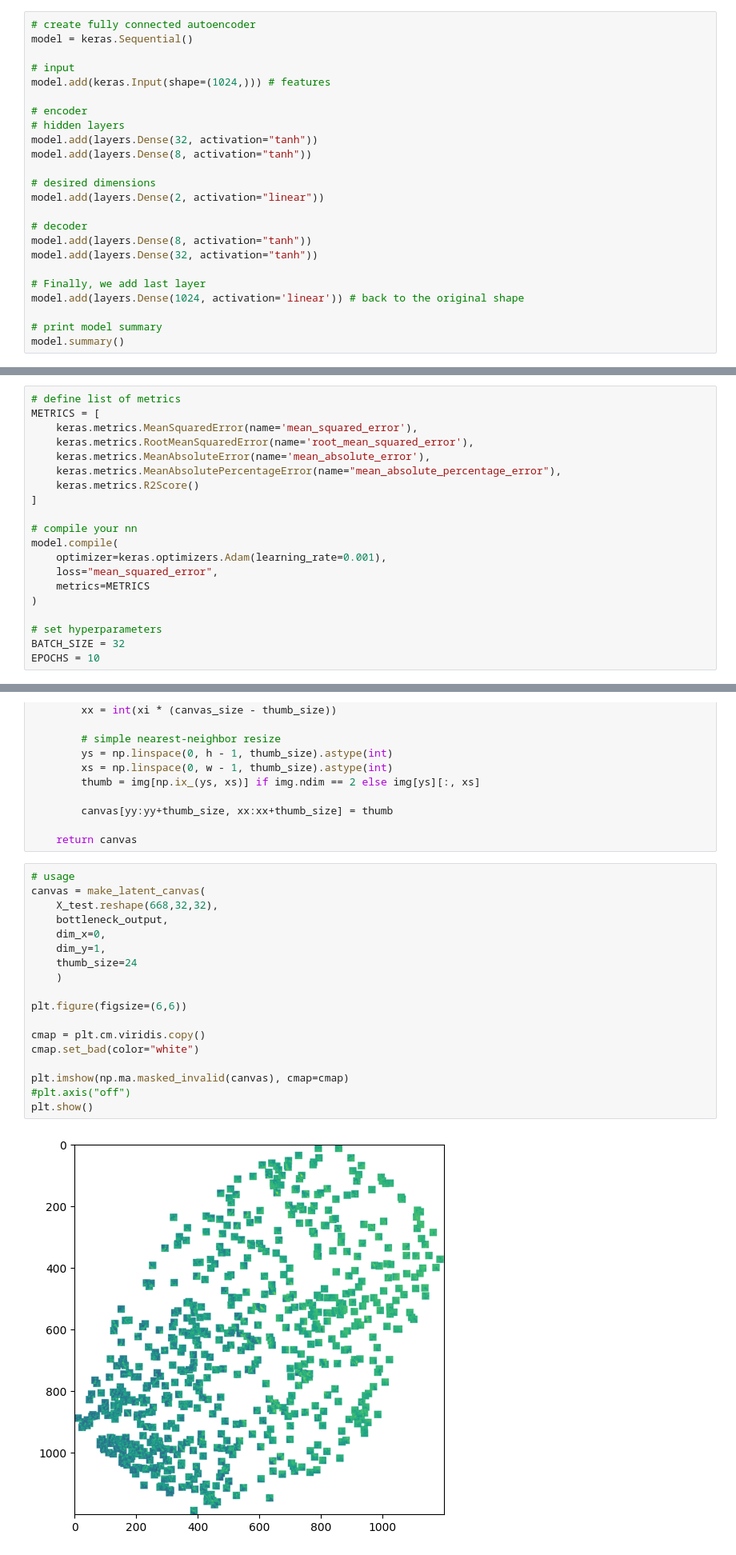
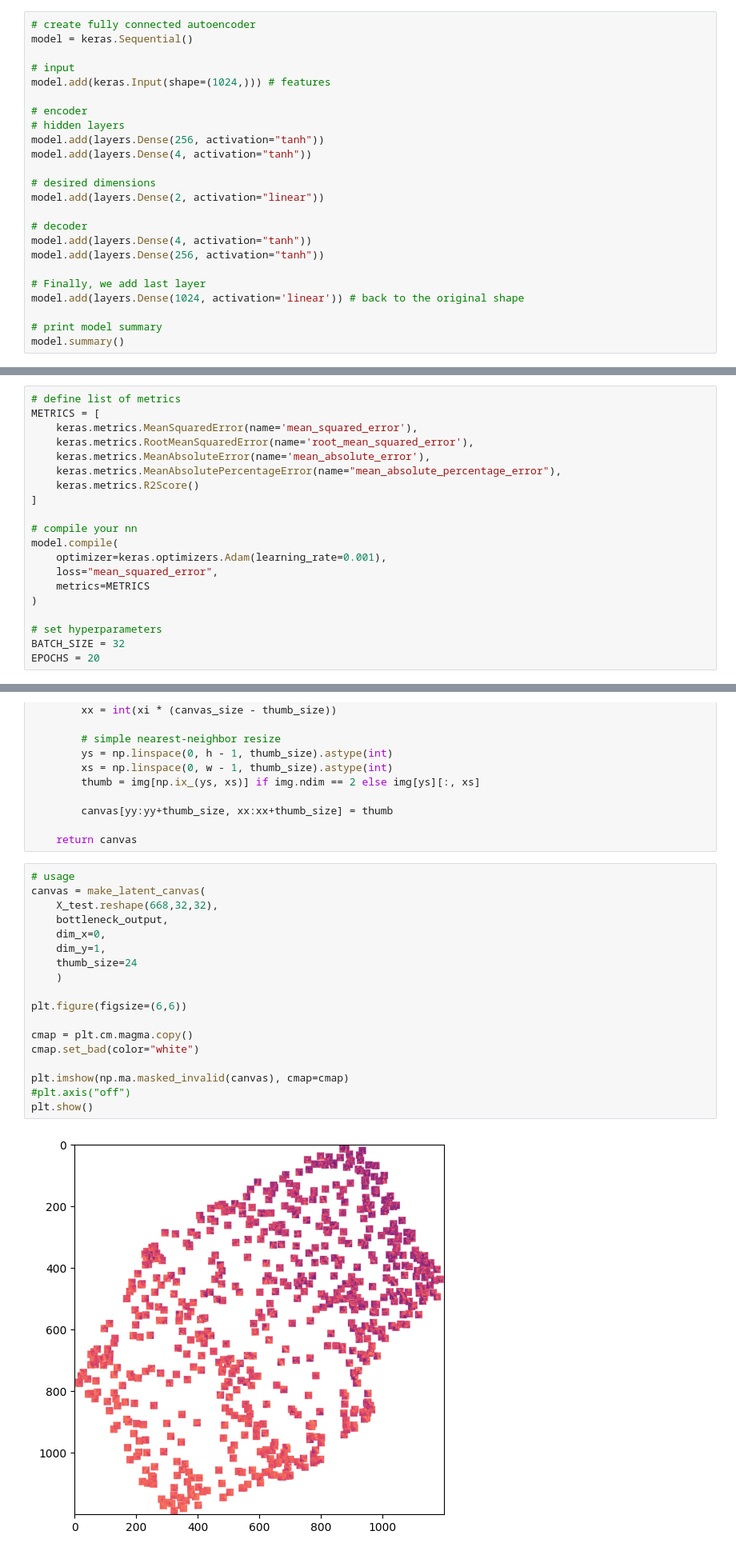
Before and after one commit to mariajmolina/UMDAOSC650, a Jupyter notebook: autoencoder.ipynb, the cells around one changed output, grey strips where cells are left out. Shown at 80% size. Drawn from its saved outputs; the diff is of its cells as text.

```diff
--- a/autoencoder.ipynb
+++ b/autoencoder.ipynb
@@ -111,15 +111,15 @@ model.add(keras.Input(shape=(1024,))) # features
 
 # encoder
 # hidden layers
-model.add(layers.Dense(32, activation="tanh"))
-model.add(layers.Dense(8, activation="tanh"))
+model.add(layers.Dense(256, activation="tanh"))
+model.add(layers.Dense(4, activation="tanh"))
 
 # desired dimensions
 model.add(layers.Dense(2, activation="linear"))
 
 # decoder
-model.add(layers.Dense(8, activation="tanh"))
-model.add(layers.Dense(32, activation="tanh"))
+model.add(layers.Dense(4, activation="tanh"))
+model.add(layers.Dense(256, activation="tanh"))
 
 # Finally, we add last layer
 model.add(layers.Dense(1024, activation='linear')) # back to the original shape
@@ -165,7 +165,7 @@ model.compile(
 
 # set hyperparameters
 BATCH_SIZE = 32
-EPOCHS = 10
+EPOCHS = 20
 # %%
 # train the NN now
 history = model.fit(
@@ -352,23 +349,23 @@ def make_latent_canvas(
 # %%
 # usage
 canvas = make_latent_canvas(
     X_test.reshape(668,32,32),
     bottleneck_output,
     dim_x=0,
     dim_y=1,
     thumb_size=24
     )
 
 plt.figure(figsize=(6,6))
 
-cmap = plt.cm.viridis.copy()
+cmap = plt.cm.magma.copy()
 cmap.set_bad(color="white")
 
 plt.imshow(np.ma.masked_invalid(canvas), cmap=cmap)
 #plt.axis("off")
 plt.show()
 # %% [output]
-[figure, old version]
+[figure, new version]
 # %%
 # saving model
 model.save('autoencodersample.keras')
```
Also changed, not shown: parts of 23 cells of this notebook.
